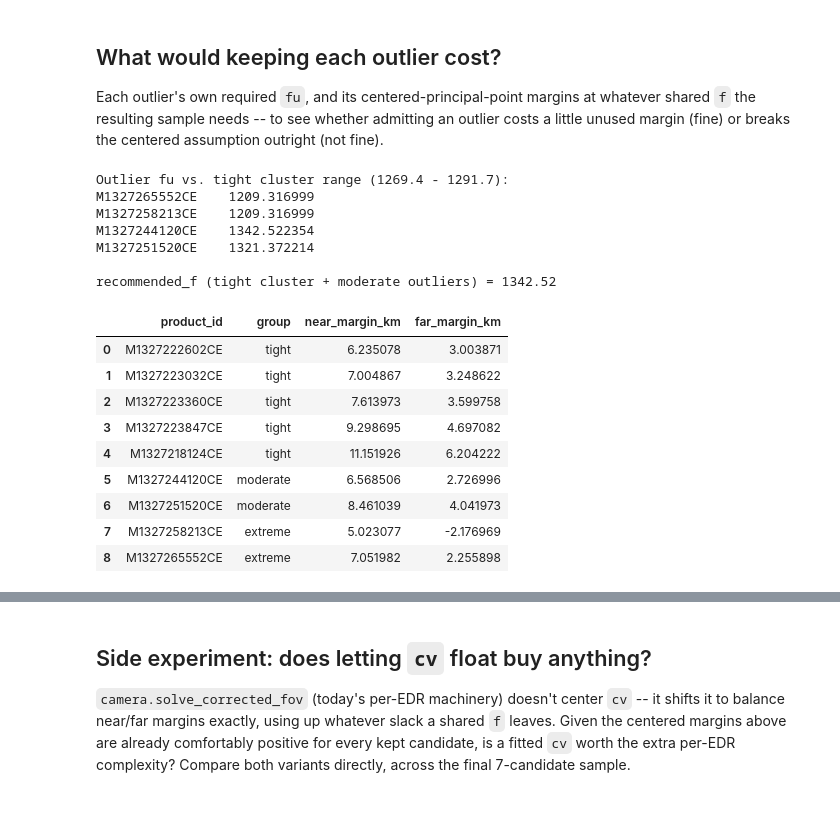
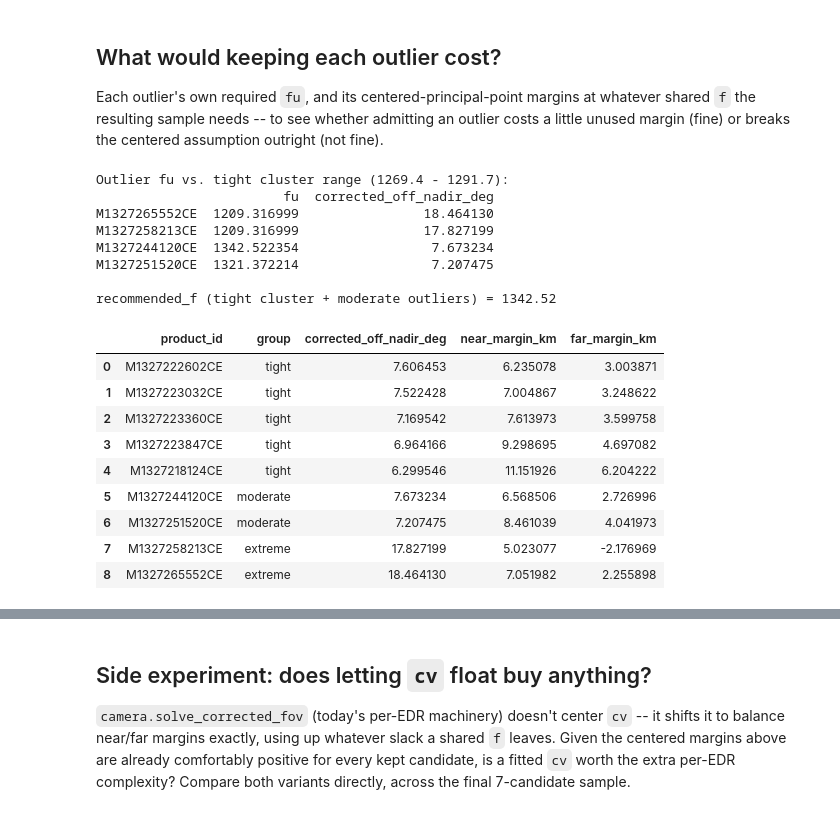
Before and after one commit to trey0/trntest, a Jupyter notebook: notebooks/sensor_calibration_scoping.ipynb, the cells around one changed output, grey strips where cells are left out. Saved outputs shown, nothing was run; the diff lists cells and outputs as text; code cells hidden in the pictures.

```diff
--- a/notebooks/sensor_calibration_scoping.ipynb
+++ b/notebooks/sensor_calibration_scoping.ipynb
@@ -149,14 +157,33 @@ tight_sample_ids = [
     "M1327218124CE",  # ~59 deg lat, high-altitude band
 ]
 entries = {pid: dataset[pid] for pid in tight_sample_ids}
+solved_cameras: dict[str, camera.Camera] = {}
 
 
-def required_fu(product_id: str) -> float:
-    return entries[product_id].camera.focal_length_u_px
+def solved_camera(product_id: str) -> camera.Camera:
+    """This EDR's own real per-EDR sensor fit -- the ground truth this notebook measures the fixed
+    model against, and the only way to examine an EDR outside its nominal envelope at all, since
+    `entry.camera` (`fixed_sensor=True`) asserts `off_nadir_deg` is within it."""
+    if product_id not in solved_cameras:
+        solved_cameras[product_id] = camera.build_camera(entries[product_id].per_image_config, fixed_sensor=False)
+    return solved_cameras[product_id]
 
 
-tight_fu = pd.Series({pid: required_fu(pid) for pid in tight_sample_ids}, name="fu")
-print(tight_fu)
+def crop_footprint(product_id: str) -> dict:
+    entry = entries[product_id]
+    return tie_points.crop_footprint_corners_for_camera(
+        entry.frame_timing, solved_camera(product_id), entry.per_image_config
+    )
+
+
+tight_summary = pd.DataFrame(
+    {
+        "fu": {pid: solved_camera(pid).focal_length_u_px for pid in tight_sample_ids},
+        "corrected_off_nadir_deg": {pid: solved_camera(pid).off_nadir_deg for pid in tight_sample_ids},
+    }
+)
+print(tight_summary)
+tight_fu = tight_summary["fu"]
 recommended_f_tight = tight_fu.max()
 print(f"\nrecommended_f (tight cluster only) = {recommended_f_tight:.2f}")
 # %% [output]
@@ -178,14 +209,13 @@ actually reaches. A positive margin means the render lands inside the real crop
 means it overshoots.
 # %%
 def margins_km(product_id: str, f: float, cv: float) -> tuple[float, float]:
-    entry = entries[product_id]
-    cam = entry.camera
+    cam = solved_camera(product_id)
     c_km = np.array(cam.camera_center_moon_me_m) / 1000.0
     r_cam_to_me = np.array(cam.r_cam_to_me)
     along_track_axis_me = np.array(cam.camera_along_track_direction_moon_me)
     boresight_ground_km = camera.boresight_ground_point_km(c_km, r_cam_to_me)
     target_near_km, target_far_km = camera.along_track_extent_km(
-        entry.crop_footprint, boresight_ground_km, along_track_axis_me
+        crop_footprint(product_id), boresight_ground_km, along_track_axis_me
     )
     footprint = camera.footprint_lonlat(c_km, r_cam_to_me, f, f, image_size / 2.0, cv, image_size)
     achieved_near_km, achieved_far_km = camera.along_track_extent_km(
@@ -225,48 +255,55 @@ the resulting sample needs -- to see whether admitting an outlier costs a little
 # %%
 outlier_ids = list(outliers["product_id"])
 entries.update({pid: dataset[pid] for pid in outlier_ids})
-outlier_fu = pd.Series({pid: entries[pid].camera.focal_length_u_px for pid in outlier_ids}, name="fu")
+outlier_summary = pd.DataFrame(
+    {
+        "fu": {pid: solved_camera(pid).focal_length_u_px for pid in outlier_ids},
+        "corrected_off_nadir_deg": {pid: solved_camera(pid).off_nadir_deg for pid in outlier_ids},
+    }
+)
 print(f"Outlier fu vs. tight cluster range ({tight_fu.min():.1f} - {tight_fu.max():.1f}):")
-print(outlier_fu.to_string())
+print(outlier_summary)
 
 moderate_ids = ["M1327244120CE", "M1327251520CE"]
 extreme_ids = ["M1327258213CE", "M1327265552CE"]
 
-recommended_f = pd.concat([tight_fu, outlier_fu.loc[moderate_ids]]).max()
+recommended_f = pd.concat([tight_fu, outlier_summary["fu"].loc[moderate_ids]]).max()
 print(f"\nrecommended_f (tight cluster + moderate outliers) = {recommended_f:.2f}")
 # %% [output]
 Outlier fu vs. tight cluster range (1269.4 - 1291.7):
-M1327265552CE    1209.316999
-M1327258213CE    1209.316999
-M1327244120CE    1342.522354
-M1327251520CE    1321.372214
+                        fu  corrected_off_nadir_deg
+M1327265552CE  1209.316999                18.464130
+M1327258213CE  1209.316999                17.827199
+M1327244120CE  1342.522354                 7.673234
+M1327251520CE  1321.372214                 7.207475
 
 recommended_f (tight cluster + moderate outliers) = 1342.52
 # %%
 cost_rows = []
 for pid in tight_sample_ids + moderate_ids + extreme_ids:
     near_km, far_km = centered_margins_km(pid, recommended_f)
     cost_rows.append(
         dict(
             product_id=pid,
             group="tight" if pid in tight_sample_ids else ("moderate" if pid in moderate_ids else "extreme"),
+            corrected_off_nadir_deg=solved_camera(pid).off_nadir_deg,
             near_margin_km=near_km,
             far_margin_km=far_km,
         )
     )
 cost_df = pd.DataFrame(cost_rows)
 cost_df
 # %% [output]
-|  | product_id | group | near_margin_km | far_margin_km |
-| 0 | M1327222602CE | tight | 6.235078 | 3.003871 |
-| 1 | M1327223032CE | tight | 7.004867 | 3.248622 |
-| 2 | M1327223360CE | tight | 7.613973 | 3.599758 |
-| 3 | M1327223847CE | tight | 9.298695 | 4.697082 |
-| 4 | M1327218124CE | tight | 11.151926 | 6.204222 |
-| 5 | M1327244120CE | moderate | 6.568506 | 2.726996 |
-| 6 | M1327251520CE | moderate | 8.461039 | 4.041973 |
-| 7 | M1327258213CE | extreme | 5.023077 | -2.176969 |
-| 8 | M1327265552CE | extreme | 7.051982 | 2.255898 |
+|  | product_id | group | corrected_off_nadir_deg | near_margin_km | far_margin_km |
+| 0 | M1327222602CE | tight | 7.606453 | 6.235078 | 3.003871 |
+| 1 | M1327223032CE | tight | 7.522428 | 7.004867 | 3.248622 |
+| 2 | M1327223360CE | tight | 7.169542 | 7.613973 | 3.599758 |
+| 3 | M1327223847CE | tight | 6.964166 | 9.298695 | 4.697082 |
+| 4 | M1327218124CE | tight | 6.299546 | 11.151926 | 6.204222 |
+| 5 | M1327244120CE | moderate | 7.673234 | 6.568506 | 2.726996 |
+| 6 | M1327251520CE | moderate | 7.207475 | 8.461039 | 4.041973 |
+| 7 | M1327258213CE | extreme | 17.827199 | 5.023077 | -2.176969 |
+| 8 | M1327265552CE | extreme | 18.464130 | 7.051982 | 2.255898 |
 # %% [markdown]
 The two moderate outliers need `fu` up to ~1345 -- about 4% above the tight cluster's own max
 (~1292) -- and at that shared, larger `f` their own centered margins come out comparable to the
```
Also changed, not shown: parts of 10 cells of this notebook, 5 other files.
